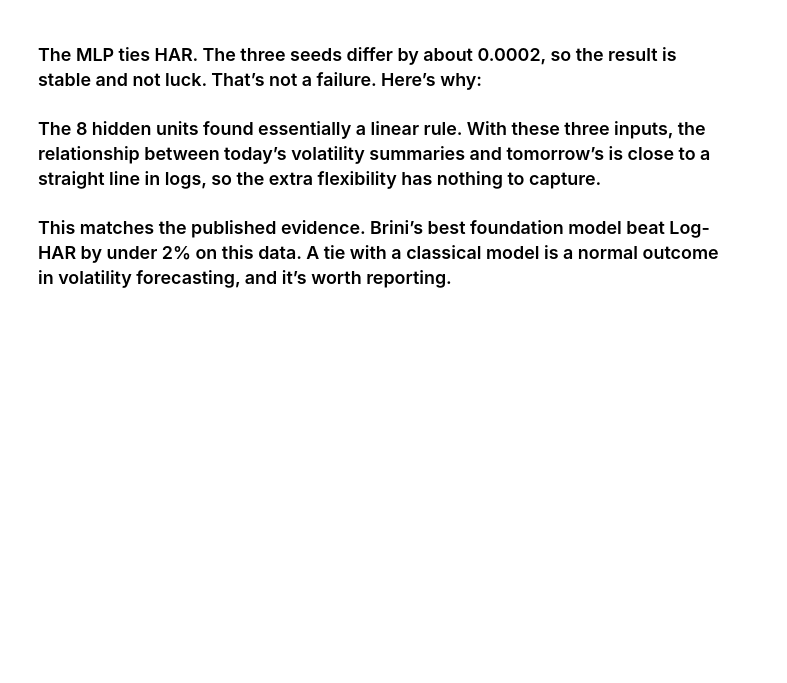
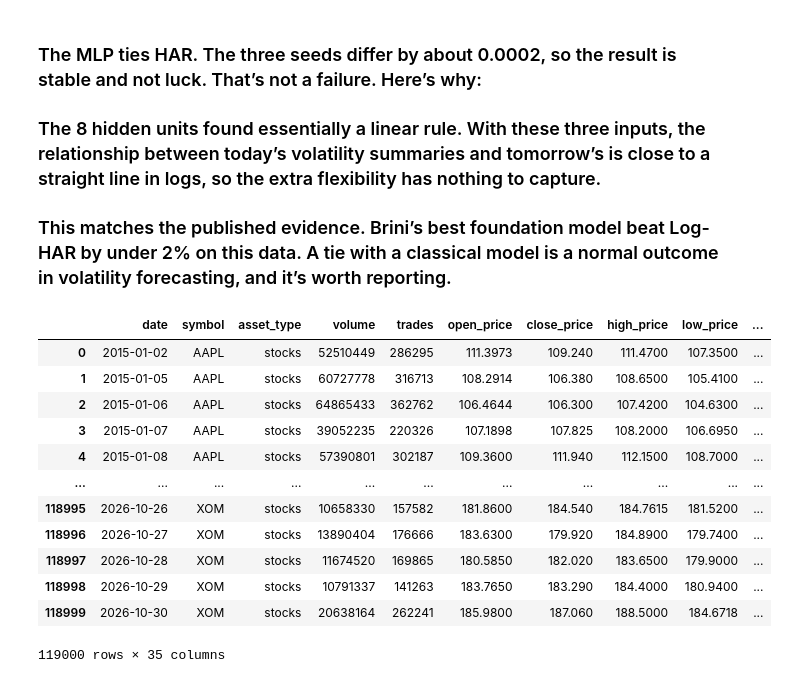
Before and after one commit to ketanpr14-hub/Cross-Comparison-of-Classical-ML-Deep-Learning-Models-for-Volatility-Forecasting, a Jupyter notebook: notebooks/stocks_test1.ipynb, the cells around one changed output. Cells and saved outputs as stored; diff of their text form; code cells hidden in the pictures; blank space fills up the shorter version.

Commit message:
Add stocks HAR vs MLP script, modelling notebook and full cluster results

```diff
--- a/notebooks/stocks_test1.ipynb
+++ b/notebooks/stocks_test1.ipynb
@@ -247,3 +215,19 @@ print(losses)
 ### The 8 hidden units found essentially a linear rule. With these three inputs, the relationship between today’s volatility summaries and tomorrow’s is close to a straight line in logs, so the extra flexibility has nothing to capture.
 
 ### This matches the published evidence. Brini’s best foundation model beat Log-HAR by under 2% on this data. A tie with a classical model is a normal outcome in volatility forecasting, and it’s worth reporting.
+# %%
+stocks
+# %% [output]
+|  | date | symbol | asset_type | volume | trades | open_price | close_price | high_price | low_price | ... |
+| 0 | 2015-01-02 | AAPL | stocks | 52510449 | 286295 | 111.3973 | 109.240 | 111.4700 | 107.3500 | ... |
+| 1 | 2015-01-05 | AAPL | stocks | 60727778 | 316713 | 108.2914 | 106.380 | 108.6500 | 105.4100 | ... |
+| 2 | 2015-01-06 | AAPL | stocks | 64865433 | 362762 | 106.4644 | 106.300 | 107.4200 | 104.6300 | ... |
+| 3 | 2015-01-07 | AAPL | stocks | 39052235 | 220326 | 107.1898 | 107.825 | 108.2000 | 106.6950 | ... |
+| 4 | 2015-01-08 | AAPL | stocks | 57390801 | 302187 | 109.3600 | 111.940 | 112.1500 | 108.7000 | ... |
+| ... | ... | ... | ... | ... | ... | ... | ... | ... | ... | ... |
+| 118995 | 2026-10-26 | XOM | stocks | 10658330 | 157582 | 181.8600 | 184.540 | 184.7615 | 181.5200 | ... |
+| 118996 | 2026-10-27 | XOM | stocks | 13890404 | 176666 | 183.6300 | 179.920 | 184.8900 | 179.7400 | ... |
+| 118997 | 2026-10-28 | XOM | stocks | 11674520 | 169865 | 180.5850 | 182.020 | 183.6500 | 179.9000 | ... |
+| 118998 | 2026-10-29 | XOM | stocks | 10791337 | 141263 | 183.7650 | 183.290 | 184.4000 | 180.9400 | ... |
+| 118999 | 2026-10-30 | XOM | stocks | 20638164 | 262241 | 185.9800 | 187.060 | 188.5000 | 184.6718 | ... |
+119000 rows × 35 columns
```
Also changed, not shown: parts of 1 cell of this notebook, 3 other files.
